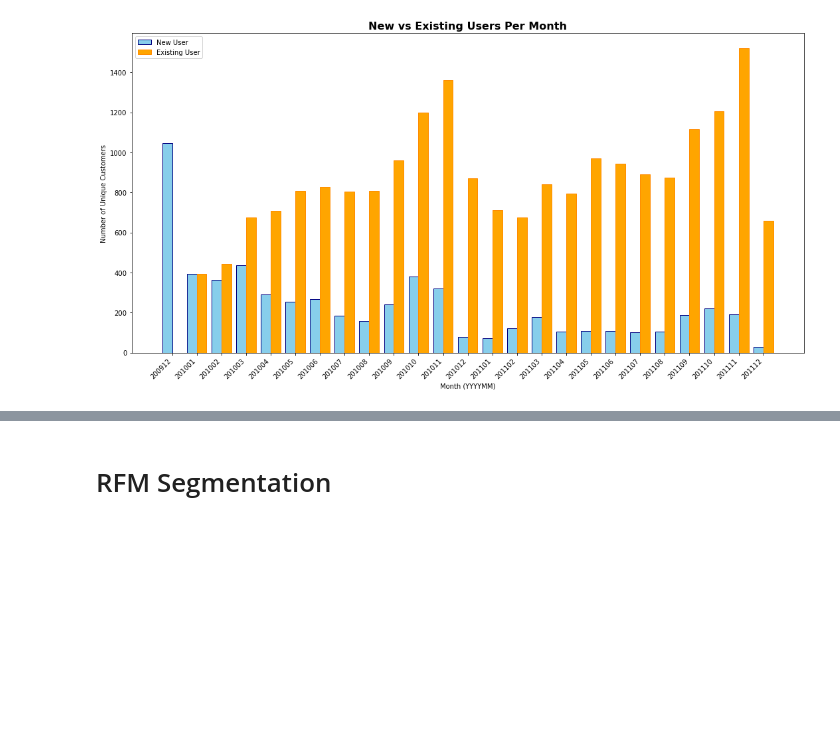
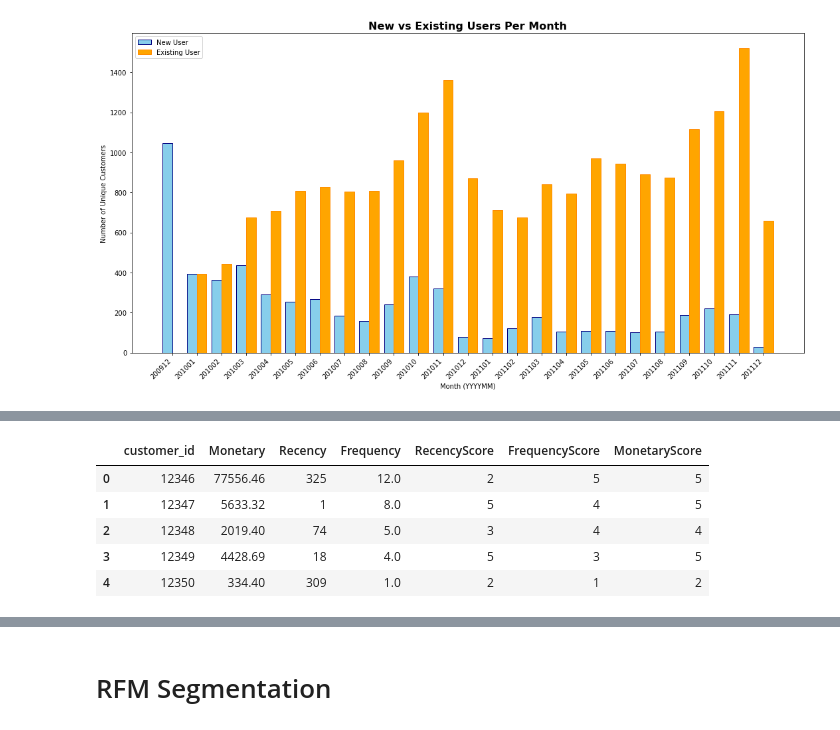
Before and after one commit to jarviscanada/jarvis_data_eng_SumikshTrehan, a Jupyter notebook: python_data_analytics/retail_data_analytics_wrangling.ipynb, the cells around one changed output, grey strips where cells are left out. Saved outputs shown, nothing was run; the diff lists cells and outputs as text; code cells hidden in the pictures; blank space fills up the shorter version.

```diff
--- a/python_data_analytics/retail_data_analytics_wrangling.ipynb
+++ b/python_data_analytics/retail_data_analytics_wrangling.ipynb
@@ -747,0 +717,38 @@ print(rfm.head())
+# %%
+print(retail_df.head(10))
+retail_df = retail_df[retail_df['price'] > 0].copy()
+retail_df = retail_df[retail_df['quantity'] > 0].copy()
+retail_df['line_total'] = retail_df['quantity'] * retail_df['price']
+retail_df = retail_df[retail_df['line_total'] > 0].copy()
+retail_df.dropna(subset=['customer_id'], inplace=True)
+
+# 1. Define the Snapshot Date
+snapshot_date = retail_df['invoice_date'].max()
+
+# 2. Finding Recency and Monetary values (df_x)
+df_x = retail_df.groupby('customer_id').agg({
+    'line_total': lambda x: x.sum(),                    # Monetary
+    'invoice_date': lambda x: (snapshot_date - x.max()).days # Recency
+})
+
+# 3. Finding the Frequency value (df_y and df_z)
+# First, group by Customer and Invoice to collapse line items
+df_y = retail_df.groupby(['customer_id', 'invoice']).agg({'line_total': lambda x: x.sum()})
+
+# Second, count the number of invoices per customer
+df_z = df_y.groupby('customer_id').agg({'line_total': lambda x: len(x)})
+
+# 4. Creating the RFM table
+rfm_table = pd.merge(df_x, df_z, on='customer_id')
+
+# 5. Determination of column names
+rfm_table.rename(columns={
+    'invoice_date': 'Recency',
+    'line_total_y': 'Frequency',
+    'line_total_x': 'Monetary'
+}, inplace=True)
+
+# 6. Reset index to match your desired output
+rfm_table = rfm_table.reset_index()
+
+print(rfm_table.head())
@@ -747,0 +774,13 @@ print(rfm.head())
+# %%
+#RFM score values
+rfm_table['RecencyScore'] = pd.qcut(rfm_table['Recency'],5,labels=[5,4,3,2,1])
+rfm_table['FrequencyScore'] = pd.qcut(rfm_table['Frequency'].rank(method="first"),5,labels=[1,2,3,4,5])
+rfm_table['MonetaryScore'] = pd.qcut(rfm_table['Monetary'],5,labels=[1,2,3,4,5])
+rfm_table.head()
+# %% [output]
+|  | customer_id | Monetary | Recency | Frequency | RecencyScore | FrequencyScore | MonetaryScore |
+| 0 | 12346 | 77556.46 | 325 | 12.0 | 2 | 5 | 5 |
+| 1 | 12347 | 5633.32 | 1 | 8.0 | 5 | 4 | 5 |
+| 2 | 12348 | 2019.40 | 74 | 5.0 | 3 | 4 | 4 |
+| 3 | 12349 | 4428.69 | 18 | 4.0 | 5 | 3 | 5 |
+| 4 | 12350 | 334.40 | 309 | 1.0 | 2 | 1 | 2 |
```
Also changed, not shown: parts of 10 cells of this notebook.
